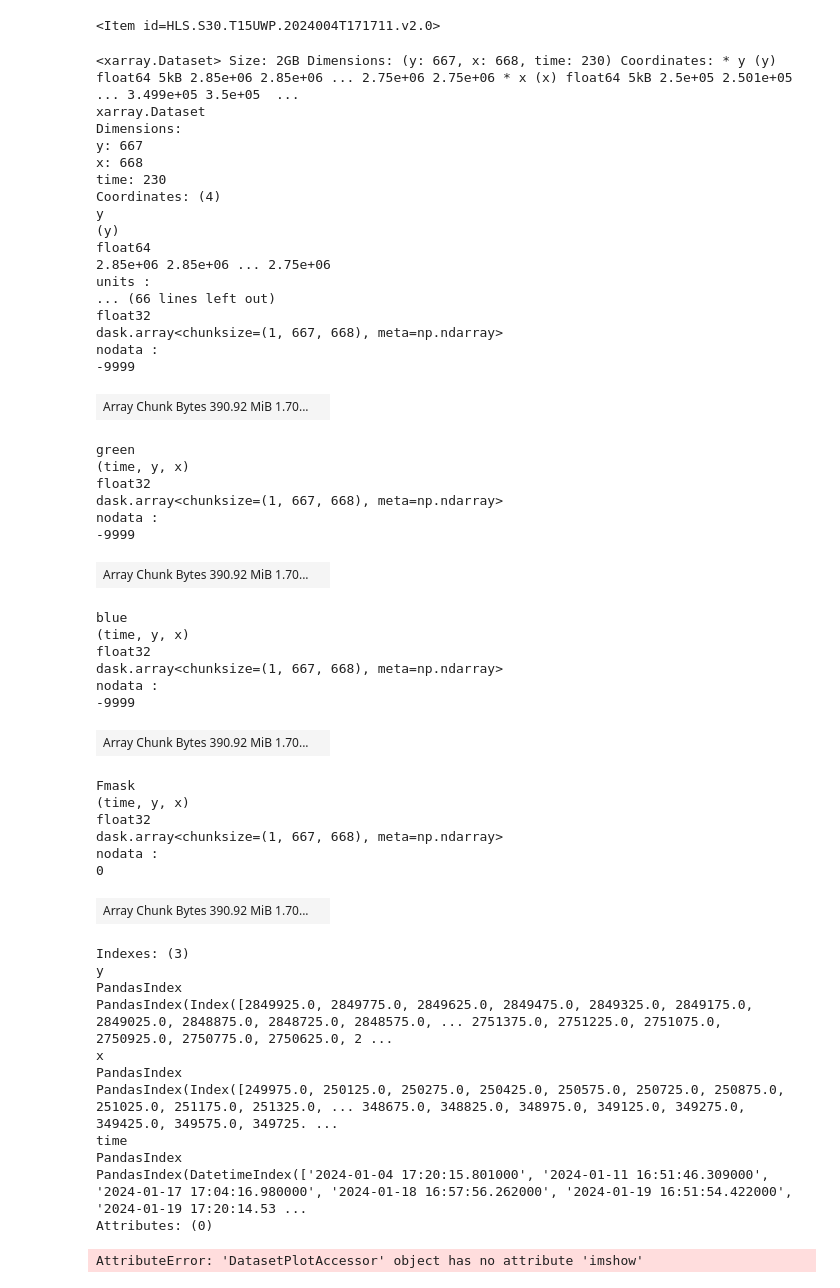
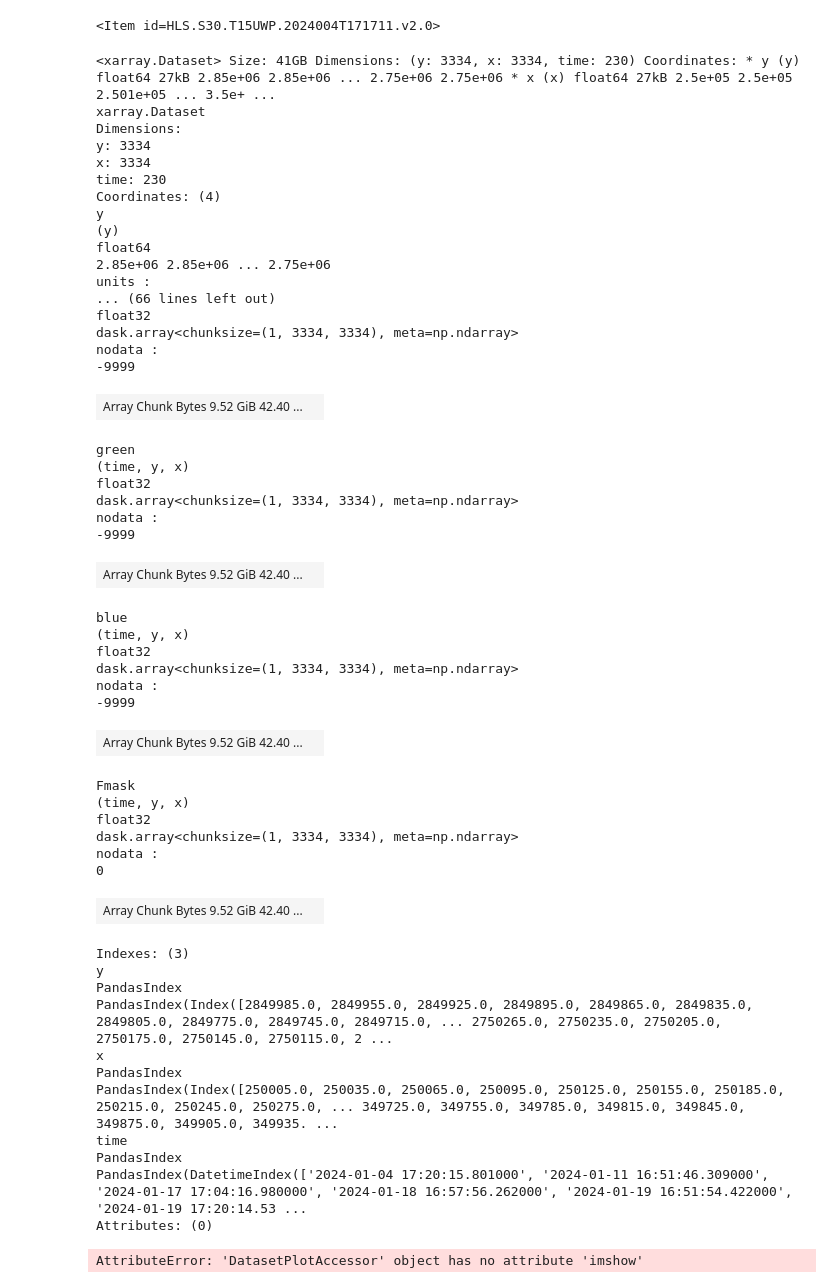
Before and after one commit to hrodmn/hrodmn.dev, a Jupyter notebook: posts/odc_stac/index.ipynb, the cells around one changed output. Saved outputs shown, nothing was run; the diff lists cells and outputs as text; code cells hidden in the pictures.

```diff
--- a/posts/odc_stac/index.ipynb
+++ b/posts/odc_stac/index.ipynb
@@ -163,67 +193,67 @@ HLS_ODC_STAC_CONFIG = {
 
 # these are the ones that we are going to use
 BANDS = ["red", "green", "blue", "Fmask"]
 
 stack = odc.stac.load(
     stac_items,
     stac_cfg=HLS_ODC_STAC_CONFIG,
     bands=BANDS,
     crs=CRS_STRING,
-    resolution=150,
+    resolution=30,
     chunks={},  # <-- use Dask
     groupby=group_by_sensor_and_date,
     x=(bbox[0], bbox[2]),
     y=(bbox[1], bbox[3]),
     patch_url=convert_to_s3_uri,
 ).sortby("time")
 display(stack)
 # %% [output]
-<xarray.Dataset> Size: 2GB Dimensions: (y: 667, x: 668, time: 230) Coordinates: * y (y) float64 5kB 2.85e+06 2.85e+06 ... 2.75e+06 2.75e+06 * x (x) float64 5kB 2.5e+05 2.501e+05 ... 3.499e+05 3.5e+05  ...
+<xarray.Dataset> Size: 41GB Dimensions: (y: 3334, x: 3334, time: 230) Coordinates: * y (y) float64 27kB 2.85e+06 2.85e+06 ... 2.75e+06 2.75e+06 * x (x) float64 27kB 2.5e+05 2.5e+05 2.501e+05 ... 3.5e+ ...
 xarray.Dataset
 Dimensions:
-y: 667
-x: 668
+y: 3334
+x: 3334
 time: 230
 Coordinates: (4)
 y
 (y)
 float64
 2.85e+06 2.85e+06 ... 2.75e+06
 units :
 ... (66 lines left out)
 float32
-dask.array<chunksize=(1, 667, 668), meta=np.ndarray>
+dask.array<chunksize=(1, 3334, 3334), meta=np.ndarray>
 nodata :
 -9999
-| Array Chunk Bytes 390.92 MiB 1.70... |  |
+| Array Chunk Bytes 9.52 GiB 42.40 ... |  |
 green
 (time, y, x)
 float32
-dask.array<chunksize=(1, 667, 668), meta=np.ndarray>
+dask.array<chunksize=(1, 3334, 3334), meta=np.ndarray>
 nodata :
 -9999
-| Array Chunk Bytes 390.92 MiB 1.70... |  |
+| Array Chunk Bytes 9.52 GiB 42.40 ... |  |
 blue
 (time, y, x)
 float32
-dask.array<chunksize=(1, 667, 668), meta=np.ndarray>
+dask.array<chunksize=(1, 3334, 3334), meta=np.ndarray>
 nodata :
 -9999
-| Array Chunk Bytes 390.92 MiB 1.70... |  |
+| Array Chunk Bytes 9.52 GiB 42.40 ... |  |
 Fmask
 (time, y, x)
 float32
-dask.array<chunksize=(1, 667, 668), meta=np.ndarray>
+dask.array<chunksize=(1, 3334, 3334), meta=np.ndarray>
 nodata :
 0
-| Array Chunk Bytes 390.92 MiB 1.70... |  |
+| Array Chunk Bytes 9.52 GiB 42.40 ... |  |
 Indexes: (3)
 y
 PandasIndex
-PandasIndex(Index([2849925.0, 2849775.0, 2849625.0, 2849475.0, 2849325.0, 2849175.0, 2849025.0, 2848875.0, 2848725.0, 2848575.0, ... 2751375.0, 2751225.0, 2751075.0, 2750925.0, 2750775.0, 2750625.0, 2 ...
+PandasIndex(Index([2849985.0, 2849955.0, 2849925.0, 2849895.0, 2849865.0, 2849835.0, 2849805.0, 2849775.0, 2849745.0, 2849715.0, ... 2750265.0, 2750235.0, 2750205.0, 2750175.0, 2750145.0, 2750115.0, 2 ...
 x
 PandasIndex
-PandasIndex(Index([249975.0, 250125.0, 250275.0, 250425.0, 250575.0, 250725.0, 250875.0, 251025.0, 251175.0, 251325.0, ... 348675.0, 348825.0, 348975.0, 349125.0, 349275.0, 349425.0, 349575.0, 349725. ...
+PandasIndex(Index([250005.0, 250035.0, 250065.0, 250095.0, 250125.0, 250155.0, 250185.0, 250215.0, 250245.0, 250275.0, ... 349725.0, 349755.0, 349785.0, 349815.0, 349845.0, 349875.0, 349905.0, 349935. ...
 time
 PandasIndex
 PandasIndex(DatetimeIndex(['2024-01-04 17:20:15.801000', '2024-01-11 16:51:46.309000', '2024-01-17 17:04:16.980000', '2024-01-18 16:57:56.262000', '2024-01-19 16:51:54.422000', '2024-01-19 17:20:14.53 ...
```
Also changed, not shown: parts of 7 cells of this notebook.
